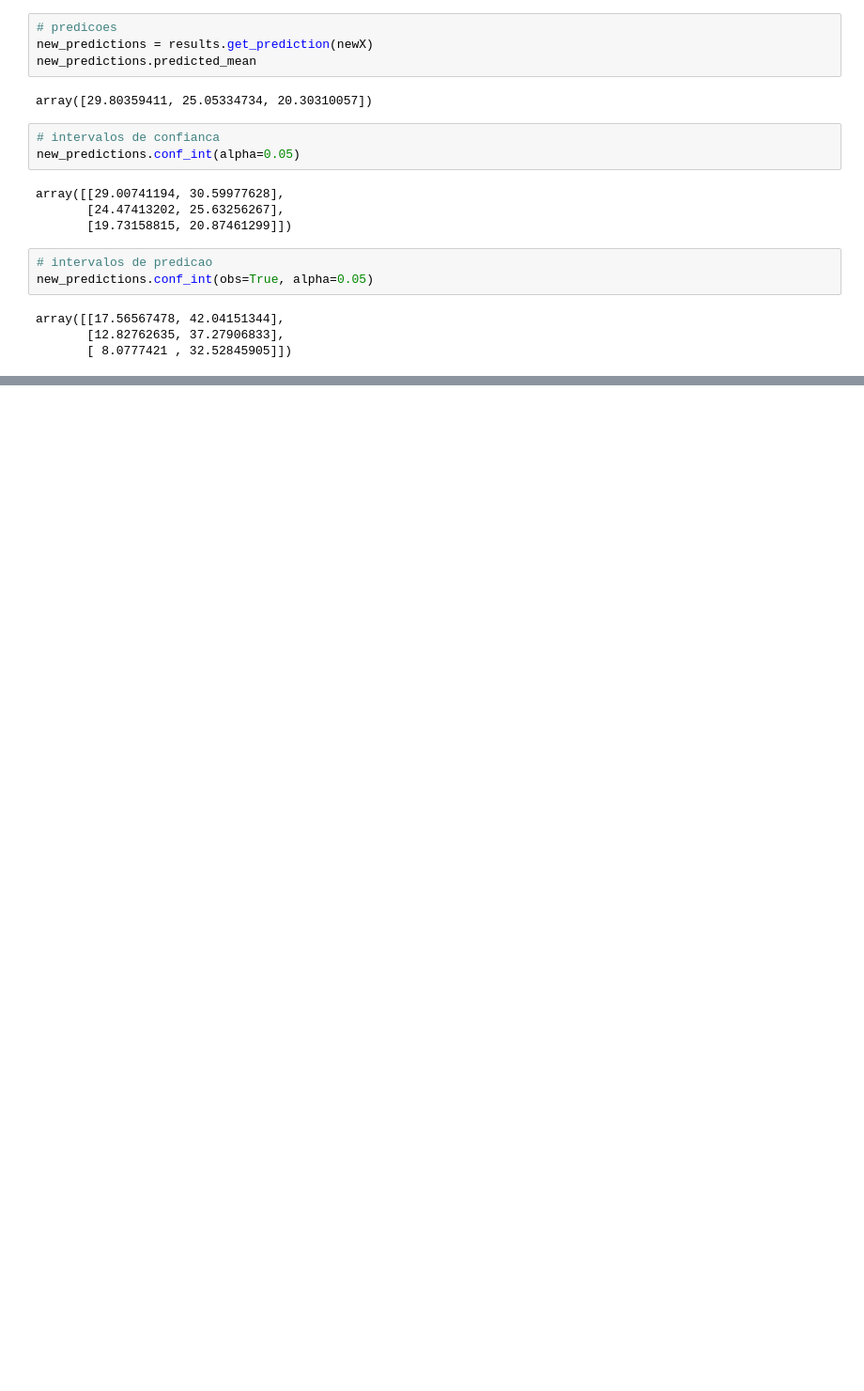
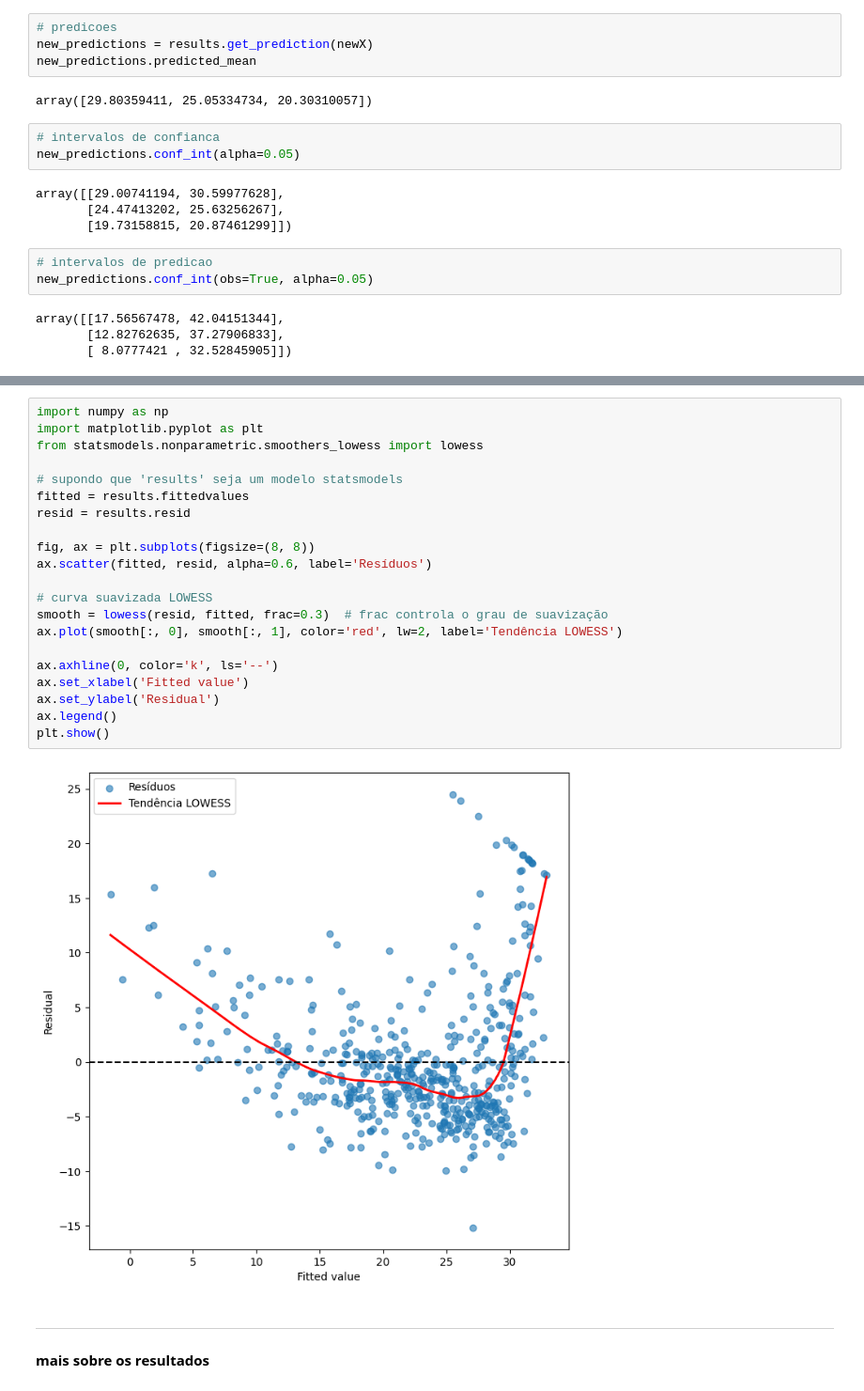
Before and after one commit to danieltodaDS/islp, a Jupyter notebook: 3_6_lab_linear_regression.ipynb, the cells around one changed output, grey strips where cells are left out. Shown at 94% size. Saved outputs shown, nothing was run; the diff lists cells and outputs as text; blank space fills up the shorter version.

```diff
--- a/3_6_lab_linear_regression.ipynb
+++ b/3_6_lab_linear_regression.ipynb
@@ -140,0 +240,26 @@ array([[17.56567478, 42.04151344],
+# %%
+import numpy as np
+import matplotlib.pyplot as plt
+from statsmodels.nonparametric.smoothers_lowess import lowess
+
+# supondo que 'results' seja um modelo statsmodels
+fitted = results.fittedvalues
+resid = results.resid
+
+fig, ax = plt.subplots(figsize=(8, 8))
+ax.scatter(fitted, resid, alpha=0.6, label='Resíduos')
+
+# curva suavizada LOWESS
+smooth = lowess(resid, fitted, frac=0.3)  # frac controla o grau de suavização
+ax.plot(smooth[:, 0], smooth[:, 1], color='red', lw=2, label='Tendência LOWESS')
+
+ax.axhline(0, color='k', ls='--')
+ax.set_xlabel('Fitted value')
+ax.set_ylabel('Residual')
+ax.legend()
+plt.show()
+# %% [output]
+[figure, added]
+# %% [markdown]
+--------------
+**mais sobre os resultados**
```
Also changed, not shown: parts of 50 cells of this notebook, 1 other file.
